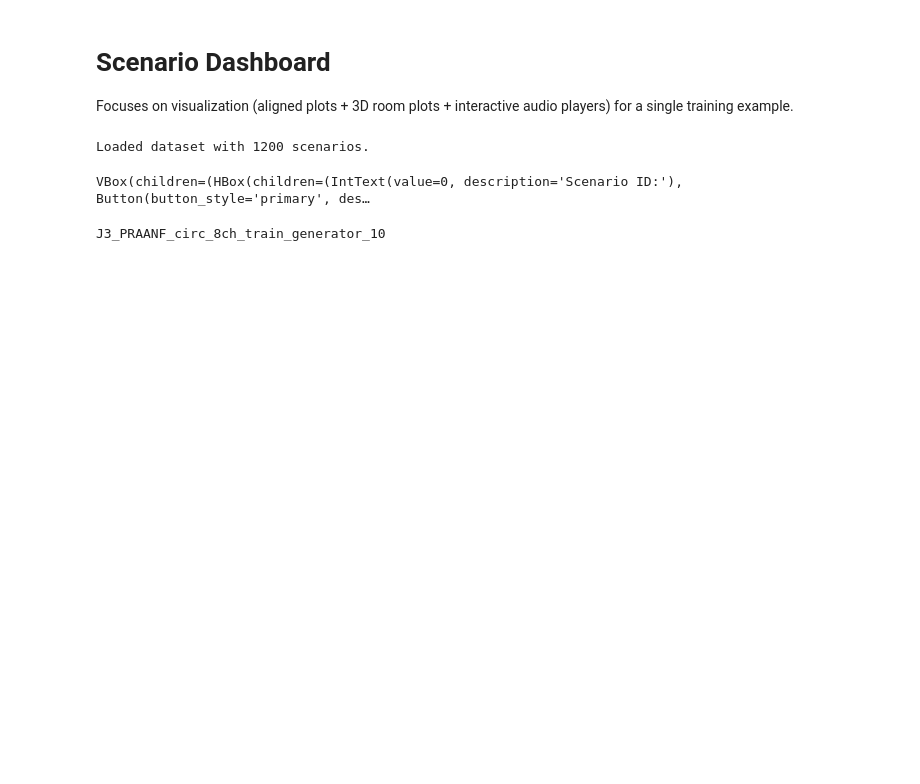
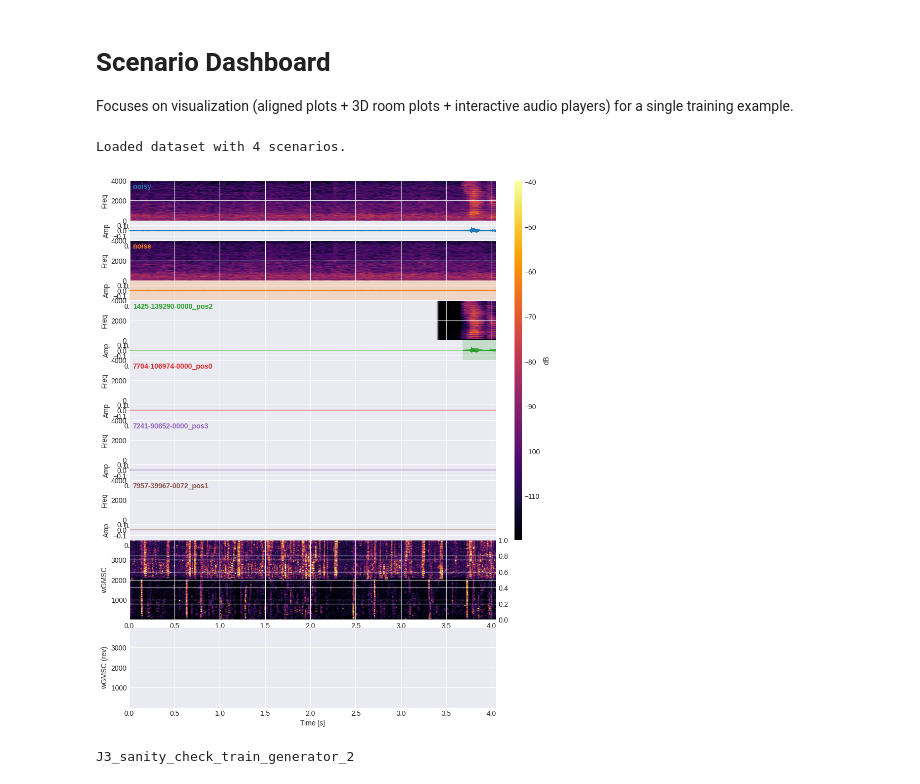
Before and after one commit to HenriGode/MuSE-Toolbox, a Jupyter notebook: notebooks/scenario_dashboard.ipynb, the cells around one changed output. Cells and saved outputs as stored; diff of their text form; code cells hidden in the pictures; blank space fills up the shorter version.

Commit message:
refactor: reorganize source counting documents, update scenario dashboard, and add utility scripts

```diff
--- a/notebooks/scenario_dashboard.ipynb
+++ b/notebooks/scenario_dashboard.ipynb
@@ -27,13 +27,13 @@ from hydra.utils import instantiate
 
 # --- CONFIGURATION VARIABLES ---
 DATASET = "J3_sanity_check" # "pra_anf_circ_8ch"
-DATASET = "pra_anf_circ_8ch"
+# DATASET = "pra_anf_circ_8ch"
 EXPERIMENT = "sanity_check"
 SPLIT = "train"
 
 with initialize(version_base="1.3", config_path="../configs"):
-    cfg = compose(config_name="default", overrides=[f"dataset={DATASET}"])
-    # cfg = compose(config_name="default", overrides=[f"experiment={EXPERIMENT}"])
+    # cfg = compose(config_name="default", overrides=[f"dataset={DATASET}"])
+    cfg = compose(config_name="default", overrides=[f"experiment={EXPERIMENT}"])
 
 datamodule = instantiate(cfg.dataset)
 base_root = datamodule.precomputed_dir
@@ -59,7 +59,7 @@ dataset = PrecomputedDataset(precomputed_dir=[split_dir], preload_to_ram=False)
 dataset_raw = PrecomputedDataset(precomputed_dir=[base_dir], preload_to_ram=False)
 print(f"Loaded dataset with {len(dataset)} scenarios.")
 # %% [output]
-Loaded dataset with 1200 scenarios.
+Loaded dataset with 4 scenarios.
 # %%
 from hydra._internal import deprecation_warning
 def preprocess_item(item, item_raw):
@@ -70,7 +70,7 @@ def preprocess_item(item, item_raw):
     references = meta.get('references', {})
     sad_samples = meta.get('sad_samples', {})
 
-    fs = 16000
+    fs = 8000
     hop = 256
     if 'transform' in params:
         t = params['transform']
@@ -244,12 +244,13 @@ def create_left_plot(processed_data):
     extent = [feat_time[0], feat_time[-1], f_min, f_max] if feat_time is not None else None
     feat_im = None
 
+    # feats = None
     if feats is not None and extent is not None:
-        feats_np = feats.float().cpu().numpy()
+        feats_np = feats.float().cpu().numpy()[0]
         vmin, vmax = np.percentile(feats_np, 1), np.percentile(feats_np, 99)
-        feat_im = ax_f1.imshow(feats_np[:511, :], aspect='auto', origin='lower', extent=extent, cmap='inferno', vmin=vmin, vmax=vmax)
+        feat_im = ax_f1.imshow(feats_np[:255, :], aspect='auto', origin='lower', extent=extent, cmap='inferno', vmin=vmin, vmax=vmax)
         ax_f1.set_ylabel("wGMSC")
-        ax_f2.imshow(feats_np[511:, :], aspect='auto', origin='lower', extent=extent, cmap='inferno', vmin=vmin, vmax=vmax)
+        ax_f2.imshow(feats_np[255:, :], aspect='auto', origin='lower', extent=extent, cmap='inferno', vmin=vmin, vmax=vmax)
         ax_f2.set_ylabel("wGMSC (rev)")
         ax_f2.set_xlabel("Time [s]")
 
@@ -418,47 +419,47 @@ def on_load_click(b):
         item = dataset[scen_id]
         item_raw = dataset_raw[scen_id]
 
         proc_data = preprocess_item(item, item_raw)
 
         with w_out_left:
             clear_output(wait=True)
             create_left_plot(proc_data)
 
         with w_out_right:
             clear_output(wait=True)
             create_right_panel(proc_data)
 
         w_status.value = f"Loaded Scenario {scen_id} successfully."
     except Exception as e:
         w_status.value = f"Error: {str(e)}"
         import traceback
         # i can not see the following print statemnt! Why is that and how can amke it visible ?
         traceback.print_exc()
 
 w_btn_load.on_click(on_load_click)
 
 header = widgets.HBox([w_scenario_id, w_btn_load, w_status])
 dashboard = widgets.VBox([header, main_view])
 
-display(dashboard)
+# display(dashboard)
 
-# scen_id = 0
-# item = dataset[scen_id]
-# item_raw = dataset_raw[scen_id]
+scen_id = 0
+item = dataset[scen_id]
+item_raw = dataset_raw[scen_id]
 
-# proc_data = preprocess_item(item, item_raw)
+proc_data = preprocess_item(item, item_raw)
 
-# with w_out_left:
-#     clear_output(wait=True)
-#     create_left_plot(proc_data)
+with w_out_left:
+    clear_output(wait=True)
+    create_left_plot(proc_data)
 
-# with w_out_right:
-#     clear_output(wait=True)
-#     create_right_panel(proc_data)
+with w_out_right:
+    clear_output(wait=True)
+    create_right_panel(proc_data)
 # %% [output]
-VBox(children=(HBox(children=(IntText(value=0, description='Scenario ID:'), Button(button_style='primary', des…
+[figure, added]
 # %%
 item = dataset[2]
 print(item['meta']['scenario_id'])
 # %% [output]
-J3_PRAANF_circ_8ch_train_generator_10
+J3_sanity_check_train_generator_2
```
Also changed, not shown: 6 other files.
